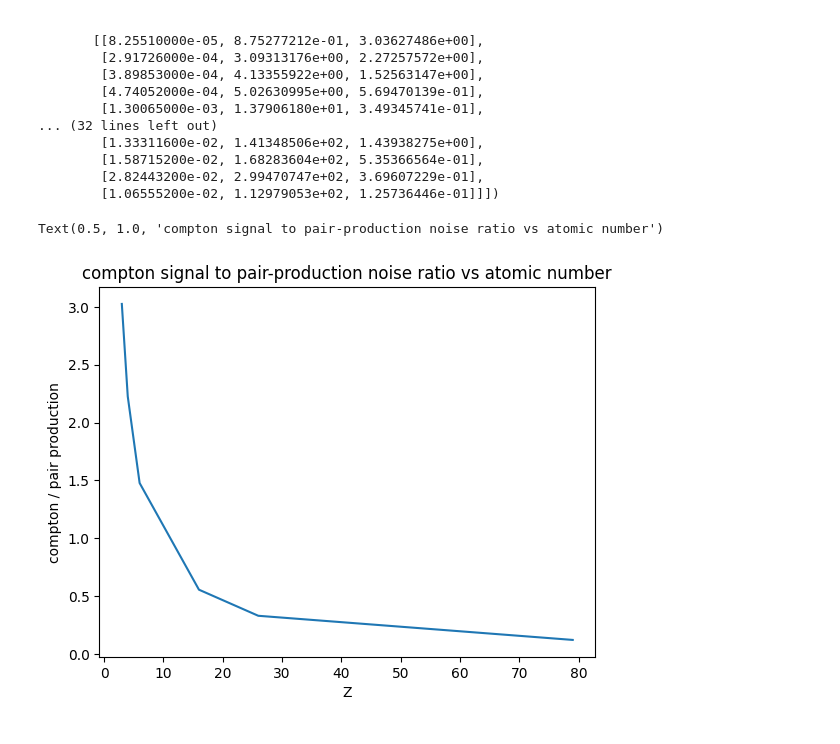
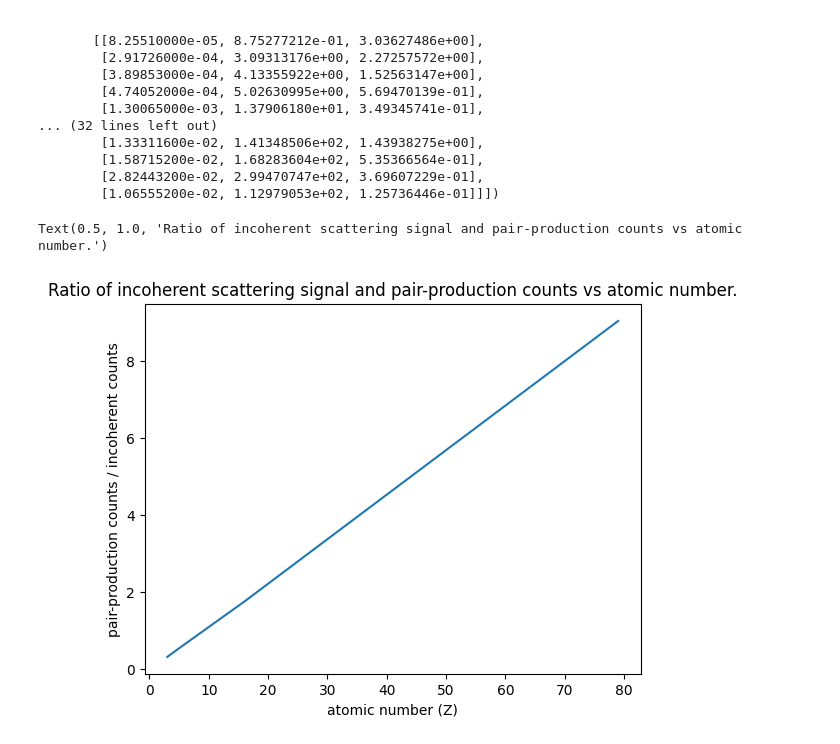
Before and after one commit to SciDev5/magnetic_recoil_spectrometer_tools, a Jupyter notebook: make_graphics.ipynb, the cells around one changed output. Drawn from its saved outputs; the diff is of its cells as text; code cells hidden in the pictures.

```diff
--- a/make_graphics.ipynb
+++ b/make_graphics.ipynb
@@ -193,18 +201,28 @@ array([[[3.29544000e-05, 3.49411096e-01, 3.02878571e+00],
         [2.82443200e-02, 2.99470747e+02, 3.69607229e-01],
         [1.06555200e-02, 1.12979053e+02, 1.25736446e-01]]])
 # %%
+# # plt.plot(all_Z, a0[0,:,2])
+# # plt.plot(all_Z, a0[1,:,2])
+# # plt.plot(all_Z, a0[2,:,2])
+# # plt.plot(all_Z, a0[3,:,2])
+# # plt.plot(all_Z, a0[4,:,2])
+# plt.plot(all_Z, a0[5,:,2])
+# plt.xlabel("Z")
+# plt.ylabel("compton / pair production")
+# plt.title("compton signal to pair-production noise ratio vs atomic number")
+
 # plt.plot(all_Z, a0[0,:,2])
 # plt.plot(all_Z, a0[1,:,2])
 # plt.plot(all_Z, a0[2,:,2])
 # plt.plot(all_Z, a0[3,:,2])
 # plt.plot(all_Z, a0[4,:,2])
-plt.plot(all_Z, a0[5,:,2])
-plt.xlabel("Z")
-plt.ylabel("compton / pair production")
-plt.title("compton signal to pair-production noise ratio vs atomic number")
+plt.plot(all_Z, 1/a0[5,:,2])
+plt.xlabel("atomic number (Z)")
+plt.ylabel("pair-production counts / incoherent counts")
+plt.title("Ratio of incoherent scattering signal and pair-production counts vs atomic number.")
 # %% [output]
-Text(0.5, 1.0, 'compton signal to pair-production noise ratio vs atomic number')
+Text(0.5, 1.0, 'Ratio of incoherent scattering signal and pair-production counts vs atomic number.')
-[figure, old version]
+[figure, new version]
 # %%
 # fdepths = [0.1, 0.25, 0.5, 1, 2, 4, 10]
 fdepths = [0.1, 0.2,0.4, 0.6,0.8, 1, 2, 3,4,5]
```
Also changed, not shown: parts of 4 cells of this notebook, 5 other files.
